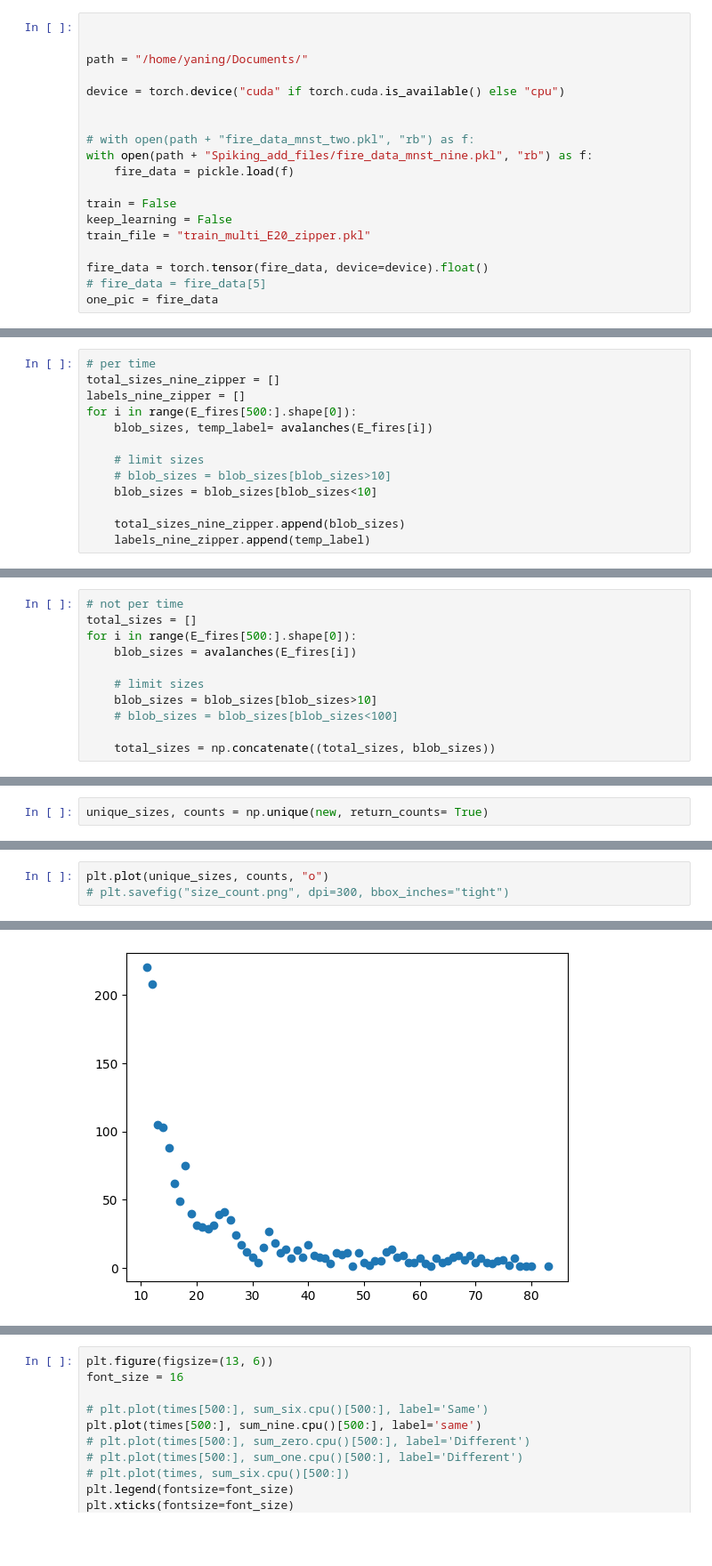
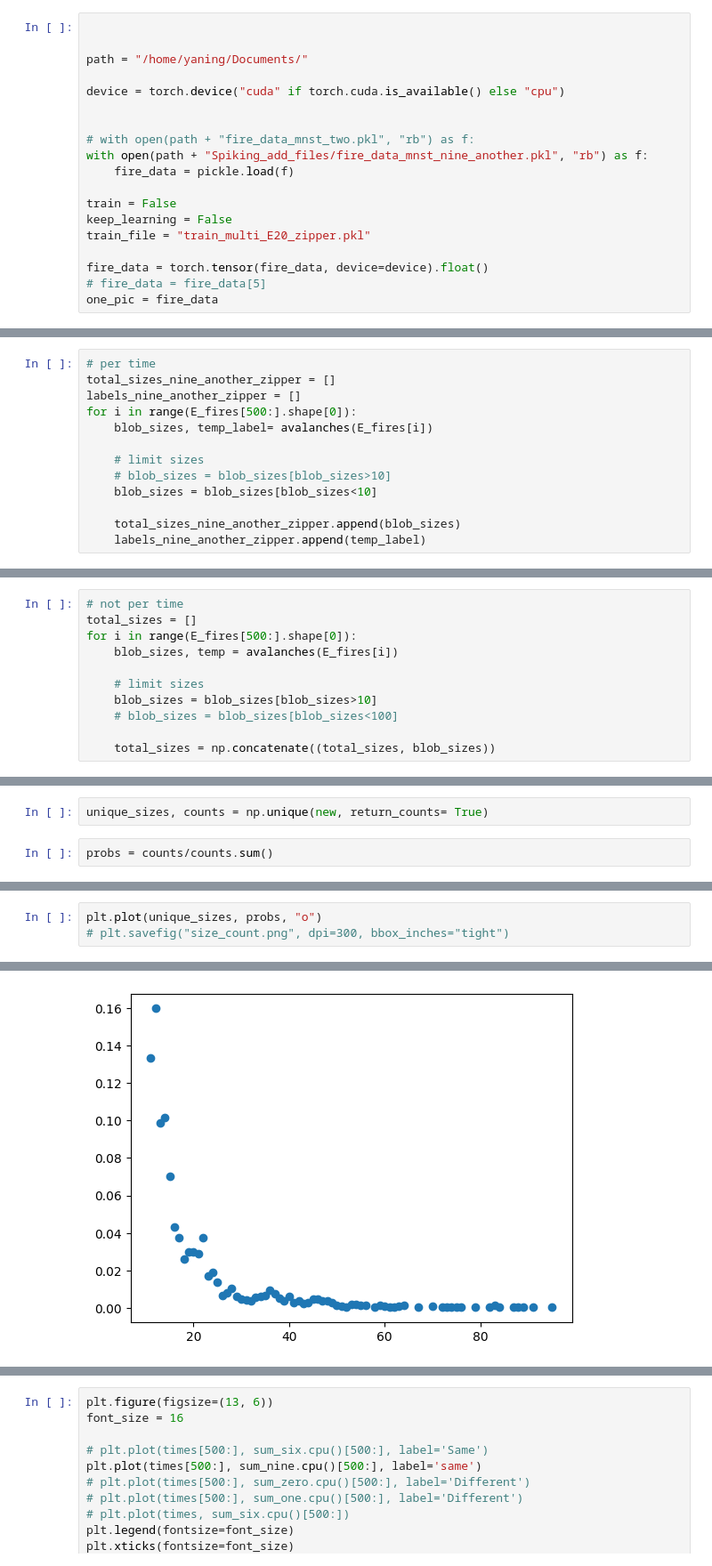
Before and after one commit to hhsherlock/Spiking_NN, a Jupyter notebook: mnst_learn/calculation.ipynb, the cells around one changed output, grey strips where cells are left out. Shown at 89% size. Saved outputs shown, nothing was run; the diff lists cells and outputs as text; blank space fills up the shorter version.

```diff
--- a/mnst_learn/calculation.ipynb
+++ b/mnst_learn/calculation.ipynb
@@ -44,7 +44,7 @@ device = torch.device("cuda" if torch.cuda.is_available() else "cpu")
 
 
 # with open(path + "fire_data_mnst_two.pkl", "rb") as f:
-with open(path + "Spiking_add_files/fire_data_mnst_nine.pkl", "rb") as f:
+with open(path + "Spiking_add_files/fire_data_mnst_nine_another.pkl", "rb") as f:
     fire_data = pickle.load(f)
 
 train = False
@@ -719,8 +723,8 @@ def avalanches(fires):
 See the histogram avalanches size and total activities relationship
 # %%
 # per time
-total_sizes_nine_zipper = []
-labels_nine_zipper = []
+total_sizes_nine_another_zipper = []
+labels_nine_another_zipper = []
 for i in range(E_fires[500:].shape[0]):
     blob_sizes, temp_label= avalanches(E_fires[i])
 
@@ -728,8 +732,8 @@ for i in range(E_fires[500:].shape[0]):
     # blob_sizes = blob_sizes[blob_sizes>10]
     blob_sizes = blob_sizes[blob_sizes<10]
 
-    total_sizes_nine_zipper.append(blob_sizes)
-    labels_nine_zipper.append(temp_label)
+    total_sizes_nine_another_zipper.append(blob_sizes)
+    labels_nine_another_zipper.append(temp_label)
 # %%
 time = []
 value = []
@@ -805,7 +898,7 @@ Avalanches sizes and probabilities/counts
 # not per time
 total_sizes = []
 for i in range(E_fires[500:].shape[0]):
-    blob_sizes = avalanches(E_fires[i])
+    blob_sizes, temp = avalanches(E_fires[i])
 
     # limit sizes
     blob_sizes = blob_sizes[blob_sizes>10]
@@ -819,6 +912,8 @@ for i in total_sizes:
         new.append(i)
 # %%
 unique_sizes, counts = np.unique(new, return_counts= True)
+# %%
+probs = counts/counts.sum()
 # %%
 log_sizes = np.log(unique_sizes)
 log_counts = np.log(counts)
@@ -838,6 +942,6 @@ np.float64(-0.8735371654269758)
 # %%
-plt.plot(unique_sizes, counts, "o")
+plt.plot(unique_sizes, probs, "o")
 # plt.savefig("size_count.png", dpi=300, bbox_inches="tight")
 # %% [output]
 [<matplotlib.lines.Line2D at 0x...>]
-[figure, old version]
+[figure, new version]
```
Also changed, not shown: parts of 39 cells of this notebook, 7 other files.
